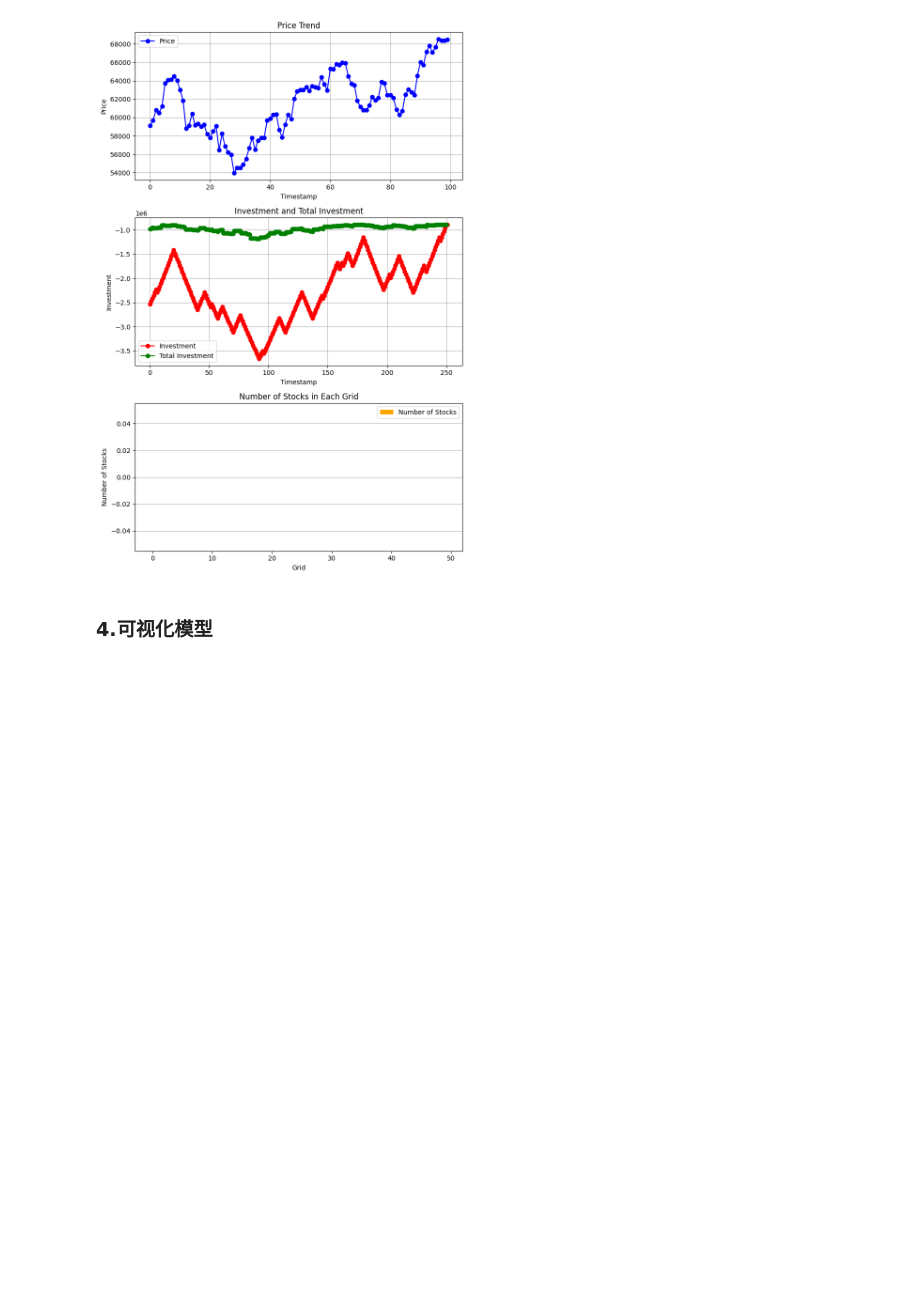
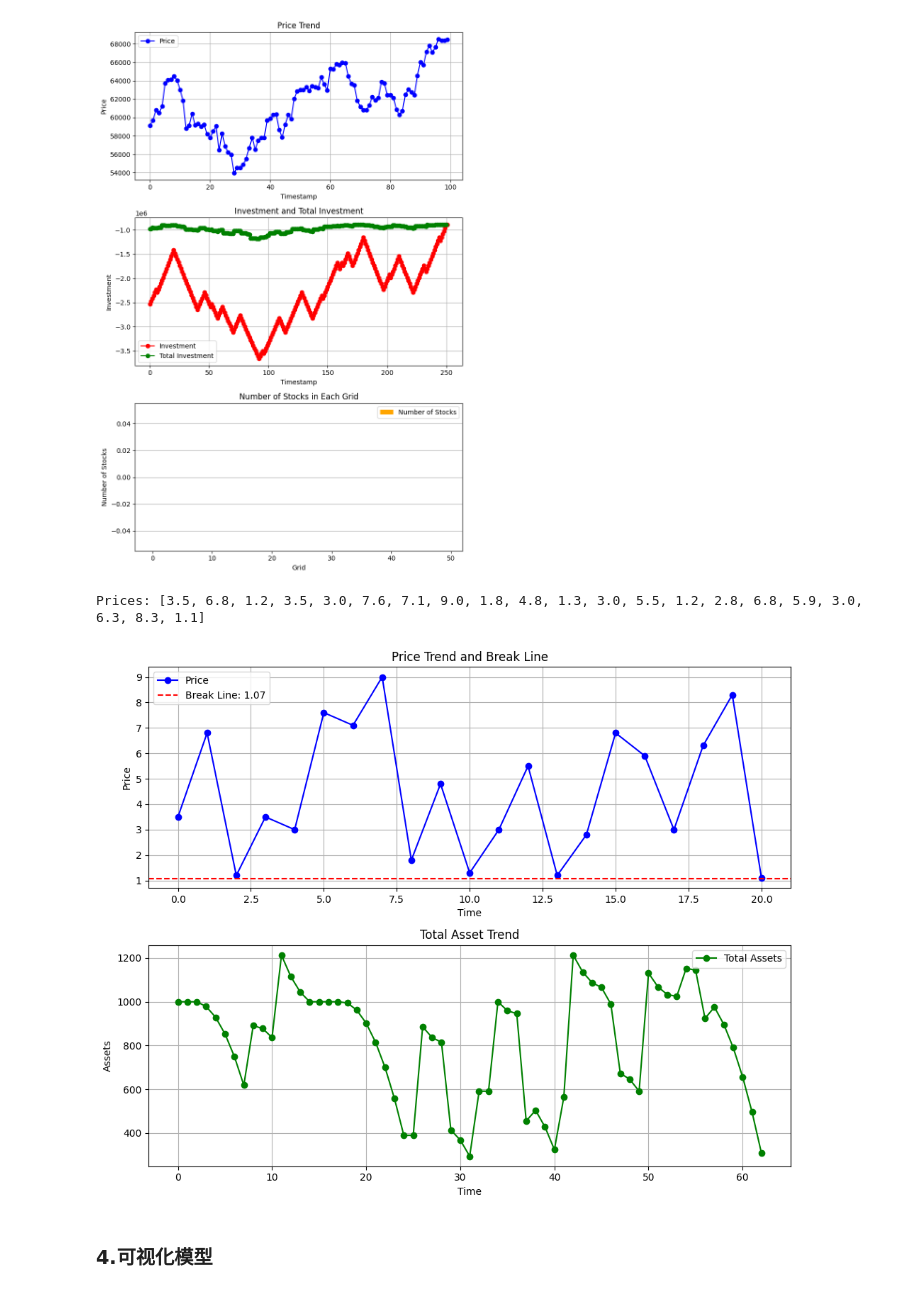
Before and after one commit to AiChaosN/GridStrategy, a Jupyter notebook: main.ipynb, the cells around one changed output. Drawn from its saved outputs; the diff is of its cells as text; code cells hidden in the pictures; blank space fills up the shorter version.

```diff
--- a/main.ipynb
+++ b/main.ipynb
@@ -53,5 +53,31 @@ grid_calc.conclusion()
 结束交易
 现金资产 -888085.4942248601
 [figure]
+# %%
+from src.GridStrategy import GridStrategy, generate_prices
+import numpy as np
+import random
+
+
+random.seed(42)
+prices = generate_prices(length=20, min_value=1.0, max_value=10.0)
+prices = [3.5] + prices
+print("Prices:", prices)
+
+config = {
+    "lower_bound": 1,
+    "upper_bound": 10,
+    "num_grids": 10,
+    "leverage": 1.5,
+    "investment": 1000,
+    "mode": "arithmetic"
+}
+
+strategy = GridStrategy(config, prices)
+strategy.run_strategy()
+strategy.plot_results()
+# %% [output]
+Prices: [3.5, 6.8, 1.2, 3.5, 3.0, 7.6, 7.1, 9.0, 1.8, 4.8, 1.3, 3.0, 5.5, 1.2, 2.8, 6.8, 5.9, 3.0, 6.3, 8.3, 1.1]
+[figure, added]
 # %% [markdown]
 ### 4.可视化模型
```
Also changed, not shown: parts of 1 cell of this notebook, 5 other files.
